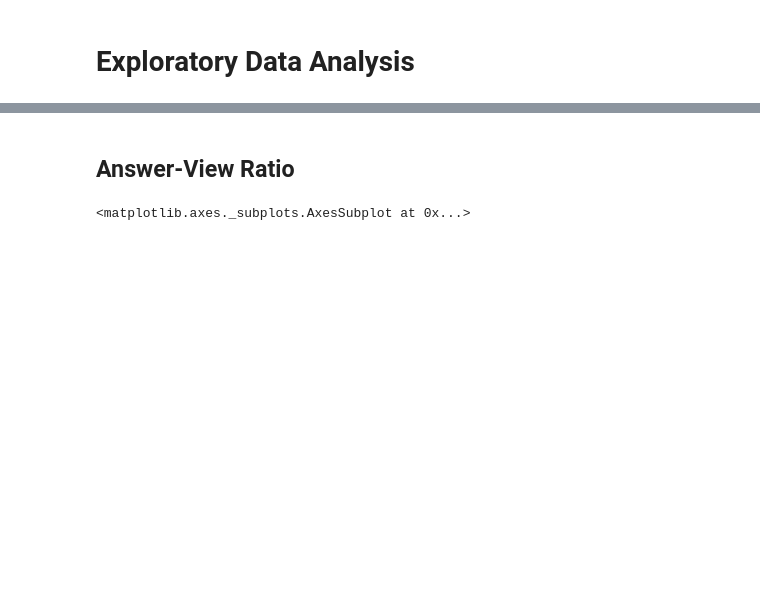
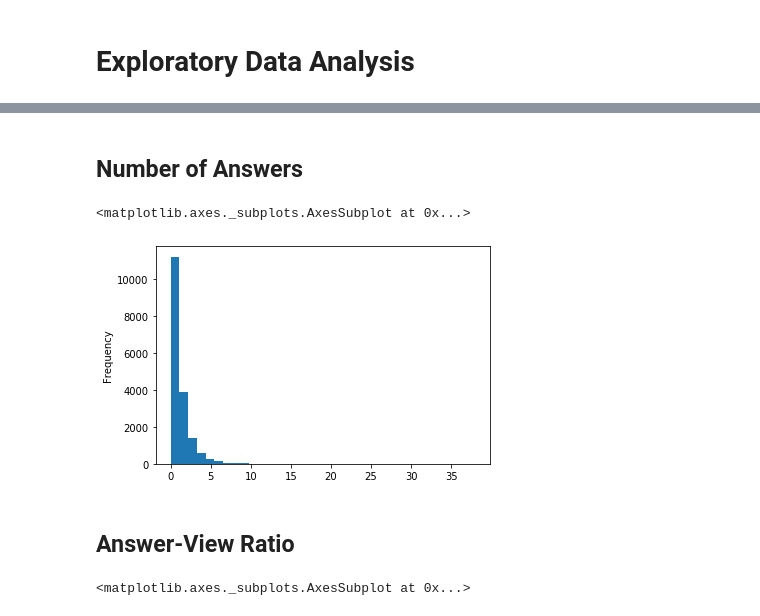
Before and after one commit to tarrade/proj_NLP_text_classification_with_GCP, a Jupyter notebook: notebook/01-Exploration-BigQuery-Prinz.ipynb, the cells around one changed output, grey strips where cells are left out. Saved outputs shown, nothing was run; the diff lists cells and outputs as text; code cells hidden in the pictures; blank space fills up the shorter version.

```diff
--- a/notebook/01-Exploration-BigQuery-Prinz.ipynb
+++ b/notebook/01-Exploration-BigQuery-Prinz.ipynb
@@ -442,3 +137,10 @@ df_small['view_count'].plot(kind='hist', xlim=[0, 1000])
+# %% [markdown]
+## Number of Answers
+# %%
+df_small['answer_count'].plot(kind='hist', bins=35)
+# %% [output]
+<matplotlib.axes._subplots.AxesSubplot at 0x...>
+[figure, added]
 # %% [markdown]
 ## Answer-View Ratio
 # %%
```
Also changed, not shown: parts of 78 cells of this notebook, 1 other file.
